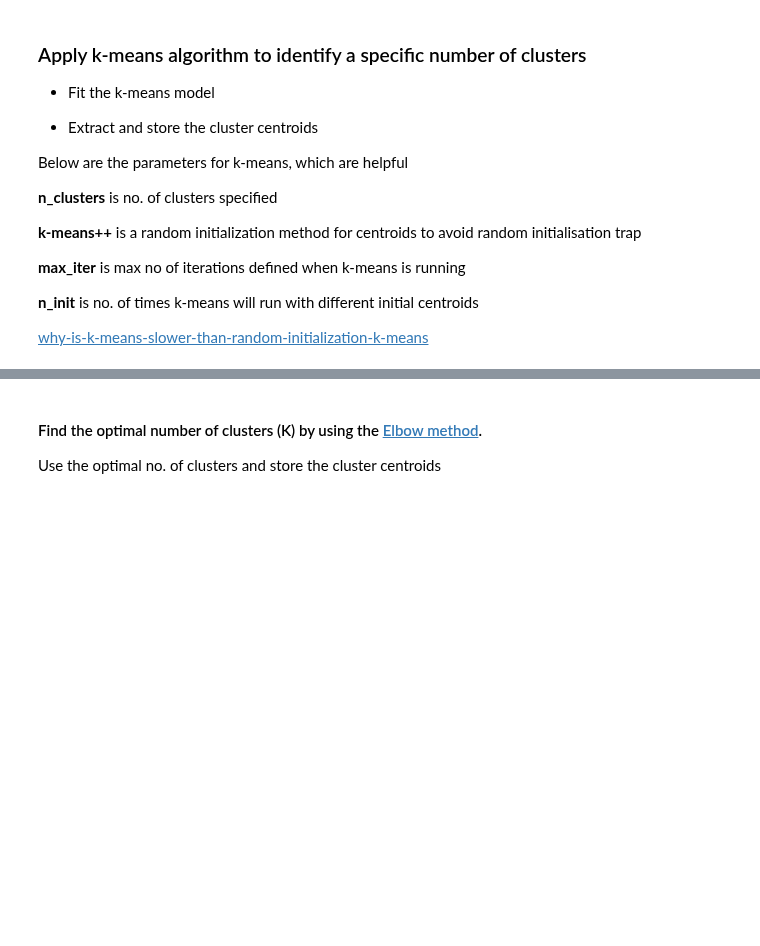
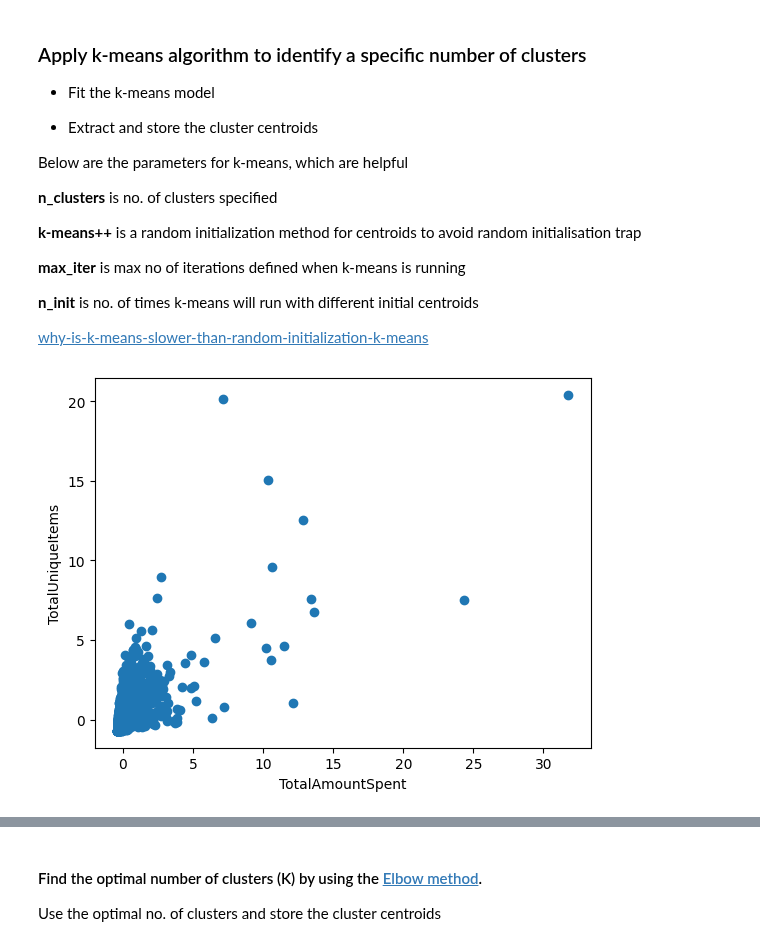
Before and after one commit to rajiv-ranjan/cds-mini-projects, a Jupyter notebook: M2_NB_MiniProject_5_Customer_Segmentation_Kmeans.ipynb, the cells around one changed output, grey strips where cells are left out. Drawn from its saved outputs; the diff is of its cells as text; code cells hidden in the pictures; blank space fills up the shorter version.

```diff
--- a/M2_NB_MiniProject_5_Customer_Segmentation_Kmeans.ipynb
+++ b/M2_NB_MiniProject_5_Customer_Segmentation_Kmeans.ipynb
@@ -362,0 +365,4 @@ Name: CustomerID, dtype: int64
+# %%
+# create total amount column
+final_df = create_tot_amount(final_df)
+final_df.head(3)
@@ -362,0 +374,20 @@ Name: CustomerID, dtype: int64
+# %%
+def customer_summary(df):
+    customer_summary = df.groupby('CustomerID').agg({
+        'InvoiceNo': 'nunique',
+        'Quantity': 'sum',
+        'TotalAmount': 'sum',
+        'StockCode': 'nunique',
+        'Country': 'unique',
+        'Month': 'unique',
+        'DayOfWeek': 'unique'
+    }).reset_index()
+    customer_summary.rename(columns={
+        'InvoiceNo': 'TotalTransactions',
+        'TotalAmount': 'TotalAmountSpent',
+        'StockCode': 'TotalUniqueItems'
+    }, inplace=True)
+    return customer_summary
+# %%
+customer_summary = customer_summary(final_df)
+customer_summary
@@ -367,2 +433,5 @@ Apply `StandardScaler` on the features.
 # %%
 # YOUR CODE HERE for scaling
+scale = StandardScaler()
+scaled_data = scale.fit_transform(customer_summary[['TotalTransactions', 'Quantity', 'TotalAmountSpent', 'TotalUniqueItems']])
+scaled_data
@@ -391,0 +472,8 @@ Below are the parameters for k-means, which are helpful
+# %%
+#visualize the data using 2 features
+plt.scatter(scaled_data[:,2], scaled_data[:,3])
+plt.xlabel('TotalAmountSpent')
+plt.ylabel('TotalUniqueItems')
+plt.show()
+# %% [output]
+[figure, added]
```
Also changed, not shown: parts of 9 cells of this notebook.
